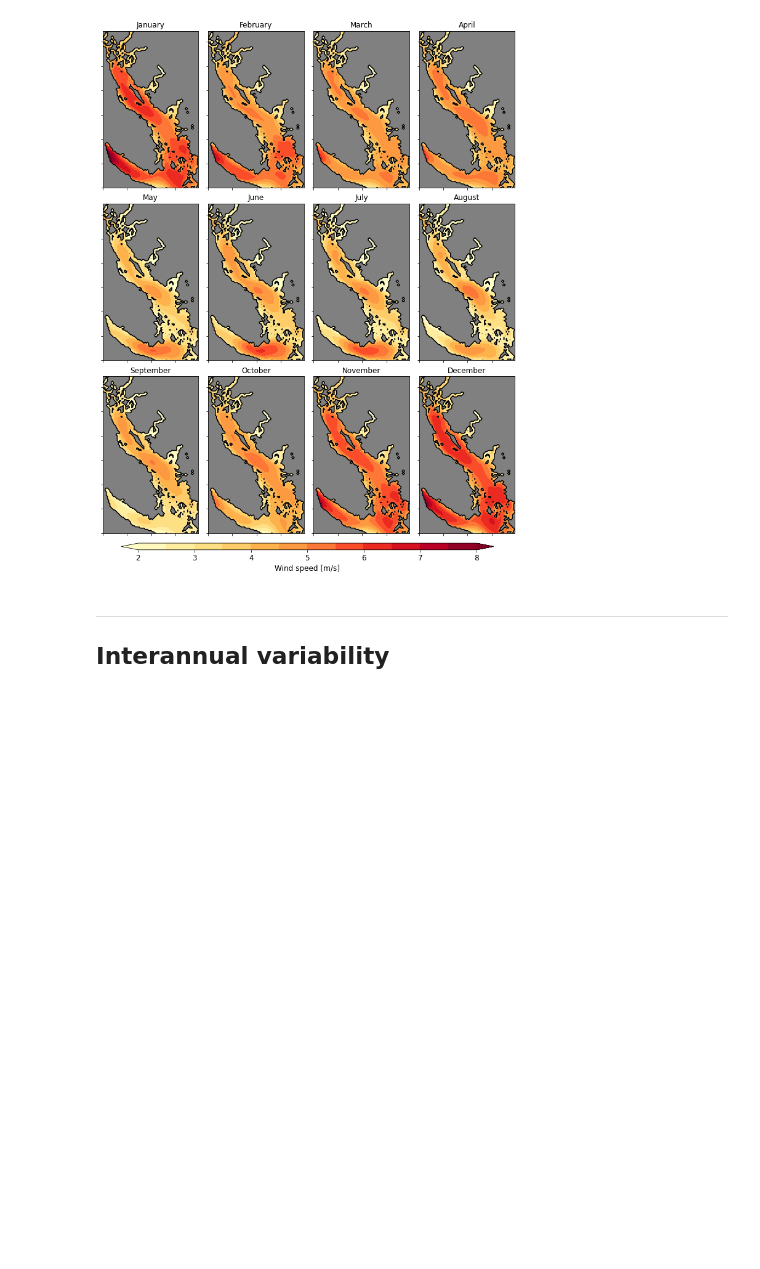
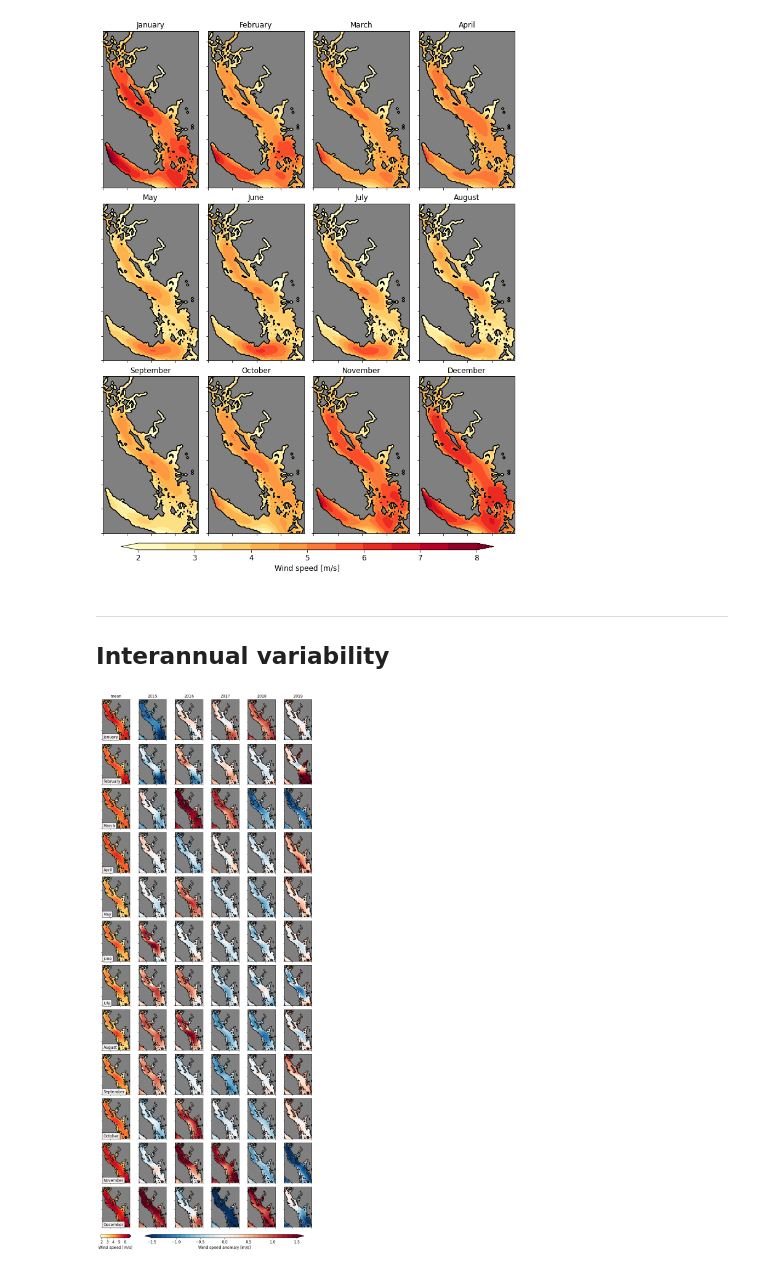
Before and after one commit to SalishSeaCast/analysis-ben, a Jupyter notebook: notebooks/windanalysis_new.ipynb, the cells around one changed output. Saved outputs shown, nothing was run; the diff lists cells and outputs as text; code cells hidden in the pictures; blank space fills up the shorter version.

```diff
--- a/notebooks/windanalysis_new.ipynb
+++ b/notebooks/windanalysis_new.ipynb
@@ -234,2 +228,31 @@ for season in seasons:
+# %%
+# Build figure layout
+fig, axs = plt.subplots(12, 6, figsize=(12, 30), gridspec_kw={'hspace': 0.1, 'wspace': 0.05})
+
+# Plotting properties
+bbox = {'boxstyle': 'round', 'facecolor': 'w', 'alpha': 0.9}
+cmap = plt.get_cmap('tab10')
+palette = [cmap(0), cmap(0.2), 'k', cmap(0.1), cmap(0.3)]
+
+for row, month in zip(axs, range(1, 13)):
+    for ax, key in zip(row, ['mean'] + list(range(2015, 2020))):
+        ax.contourf(HRDPS.landmask, levels=[-0.01, 0.01], colors='gray', zorder=2)
+        ax.contour(HRDPS.landmask, levels=[-0.01, 0.01], colors='k')
+        ax.set_xlim([5, 75])
+        ax.set_ylim([20, 110])
+        ax.xaxis.set_ticklabels('')
+        ax.yaxis.set_ticklabels('')
+        ax.set_aspect(5/4.4)
+        if key == 'mean':
+            c1 = ax.contourf(wind[month][key], levels=np.arange(2, 7, 0.2), cmap='YlOrRd', extend='both')
+            ax.text(0.04, 0.035, month_name[month], transform=ax.transAxes, bbox=bbox)
+        else: c2 = ax.contourf(wind[month][key] - wind[month]['mean'], levels=np.arange(-1.5, 1.6, 0.1), cmap='RdBu_r', extend='both')
+        if month == 1: ax.set_title(key)
+
+for c, xpos, ticks, label in zip([c1, c2], [(0.13, 0.11), (0.29, 0.57)], [(2, 8, 1), (-1.5, 1.6, 0.5)], ['Wind speed', 'Wind speed anomaly']):
+    cax = fig.add_axes([xpos[0], 0.11, xpos[1], 0.005])
+    fig.colorbar(c, cax=cax, orientation='horizontal', label=f'{label} [m/s]', ticks=np.arange(*ticks))
+# %% [output]
+[figure, added]
 # %%
 # Build figure layout
```
Also changed, not shown: parts of 7 cells of this notebook, 1 other file.
